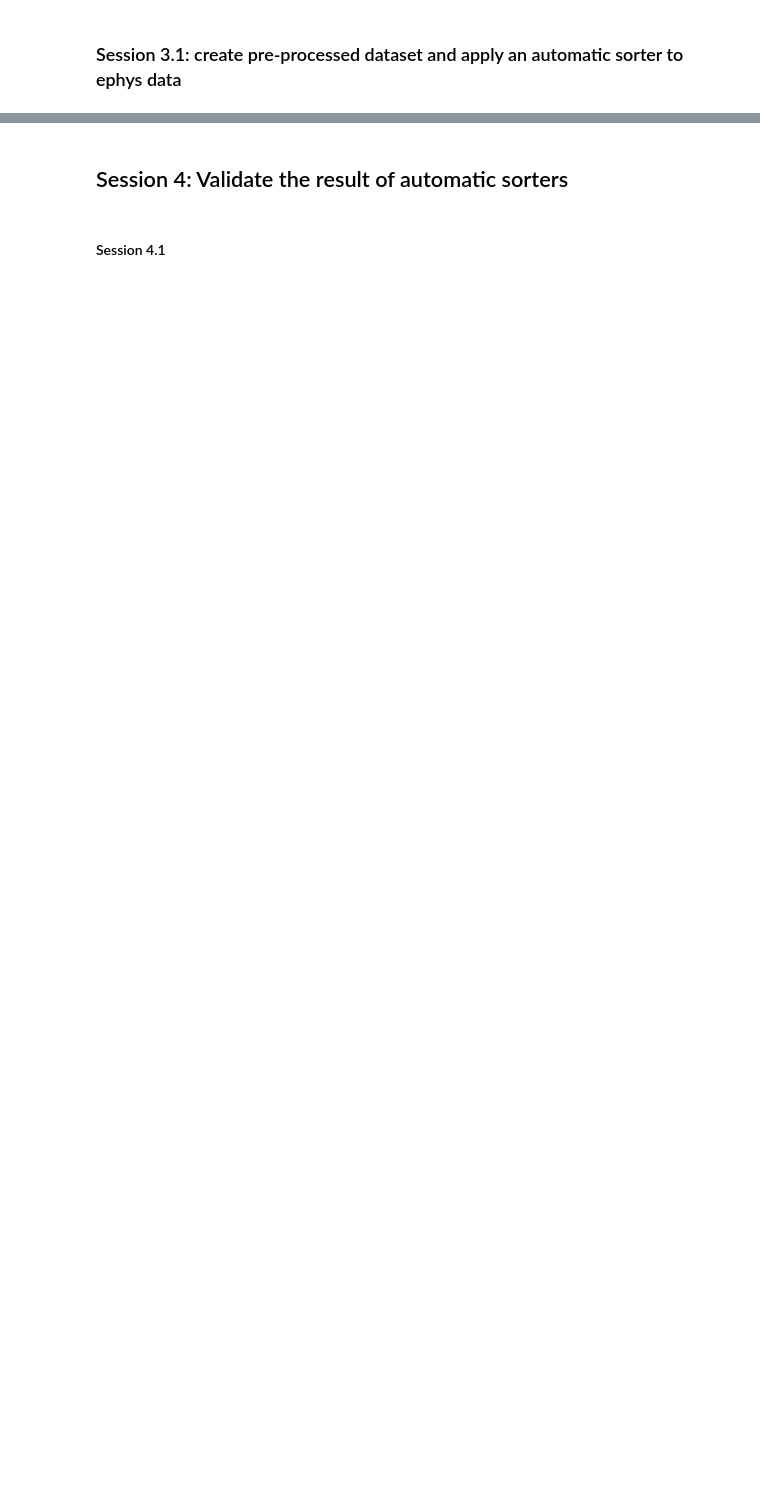
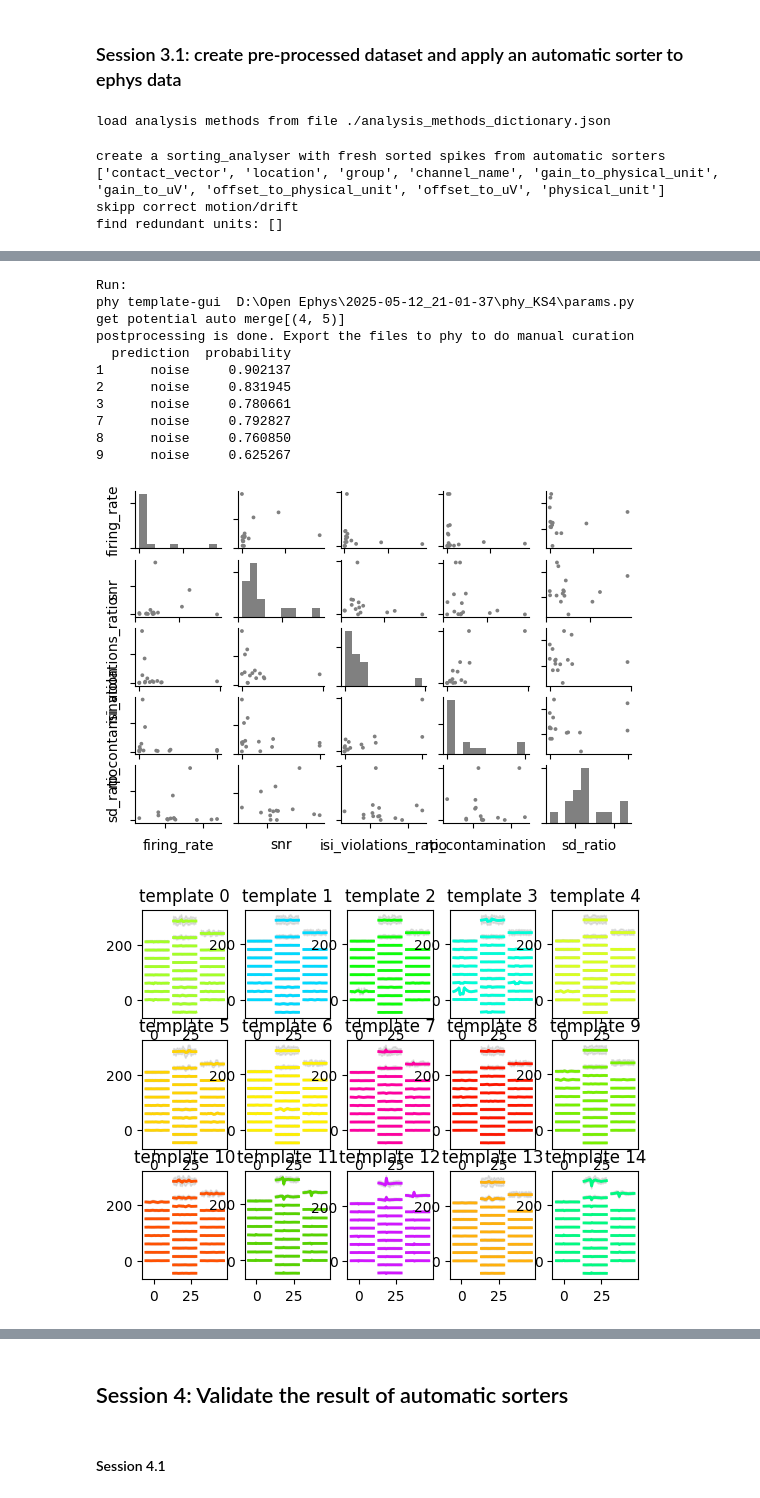
Before and after one commit to chiyu1203/ephys, a Jupyter notebook: tutorial.ipynb, the cells around one changed output, grey strips where cells are left out. Cells and saved outputs as stored; diff of their text form; code cells hidden in the pictures; blank space fills up the shorter version.

```diff
--- a/tutorial.ipynb
+++ b/tutorial.ipynb
@@ -294,3 +305,5 @@ print(f"these directories are found {dir_list}")
+# %%
+dir_list=test
 # %% [markdown]
 ### Session 3.1: create pre-processed dataset and apply an automatic sorter to ephys data
 # %%
@@ -310,18 +323,34 @@ def that_ephys_folder_not_exist(base_directory,pattern):
 #         print(f"The directory '{this_dir}' contains at least one folder starting with {folder_name_start_from}.")
 # %%
 #this_dir = r"D:\Open Ephys\2025-03-05_13-45-15"
-this_dir = r"D:\Open Ephys\2025-05-12_19-17-47"
+#this_dir = r"D:\Open Ephys\2025-05-12_19-17-47"
 json_file = "./analysis_methods_dictionary.json"
-oe_folder = Path(this_dir)
+#oe_folder = Path(this_dir)
 if isinstance(json_file, dict):
     analysis_methods = json_file
 else:
     with open(json_file, "r") as f:
         print(f"load analysis methods from file {json_file}")
         analysis_methods = json.loads(f.read())
+# %% [output]
+load analysis methods from file ./analysis_methods_dictionary.json
-# %%
-analysis_methods.update({"save_prepocessed_file": True,"load_prepocessed_file": False,"save_sorting_file":True,"load_sorting_file":False,"remove_dead_channels":False,"analyse_good_channels_only":False})
-raw2si(this_dir, analysis_methods)
+# %%
+#analysis_methods.update({"save_prepocessed_file": False,"load_prepocessed_file": True,"save_sorting_file":True,"load_sorting_file":False,"remove_dead_channels":False,"analyse_good_channels_only":False,"plot_traces": False})
+pattern="params*"
+#analysis_methods.update({"save_prepocessed_file": False,"load_prepocessed_file": True,"save_sorting_file":False,"load_sorting_file":True,"overwrite_existing_phy":False})
+for this_dir in dir_list[-5:]:
+    if any(Path(this_dir).glob(pattern)) and analysis_methods.get("overwrite_existing_phy")==False:
+        continue
+    raw2si(this_dir,analysis_methods)
 # %%
-analysis_methods.update({"save_prepocessed_file": False,"load_prepocessed_file": True,"save_sorting_file":False,"load_sorting_file":True})
-si2phy(this_dir, analysis_methods)
+pattern="params*"
+#analysis_methods.update({"save_prepocessed_file": False,"load_prepocessed_file": True,"save_sorting_file":False,"load_sorting_file":True})
+for this_dir in dir_list:
+    if any(Path(this_dir).glob(pattern)):
+        continue
+    sorting_analyzer=si2phy(this_dir, analysis_methods)
+# %% [output]
+create a sorting_analyser with fresh sorted spikes from automatic sorters
+['contact_vector', 'location', 'group', 'channel_name', 'gain_to_physical_unit', 'gain_to_uV', 'offset_to_physical_unit', 'offset_to_uV', 'physical_unit']
+skipp correct motion/drift
+find redundant units: []
@@ -327,0 +404,13 @@ si2phy(this_dir, analysis_methods)
+Run:
+phy template-gui  D:\Open Ephys\2025-05-12_21-01-37\phy_KS4\params.py
+get potential auto merge[(4, 5)]
+postprocessing is done. Export the files to phy to do manual curation
+  prediction  probability
+1      noise     0.902137
+2      noise     0.831945
+3      noise     0.780661
+7      noise     0.792827
+8      noise     0.760850
+9      noise     0.625267
+[figure, added]
+[figure, added]
```
Also changed, not shown: parts of 29 cells of this notebook, 2 other files.
